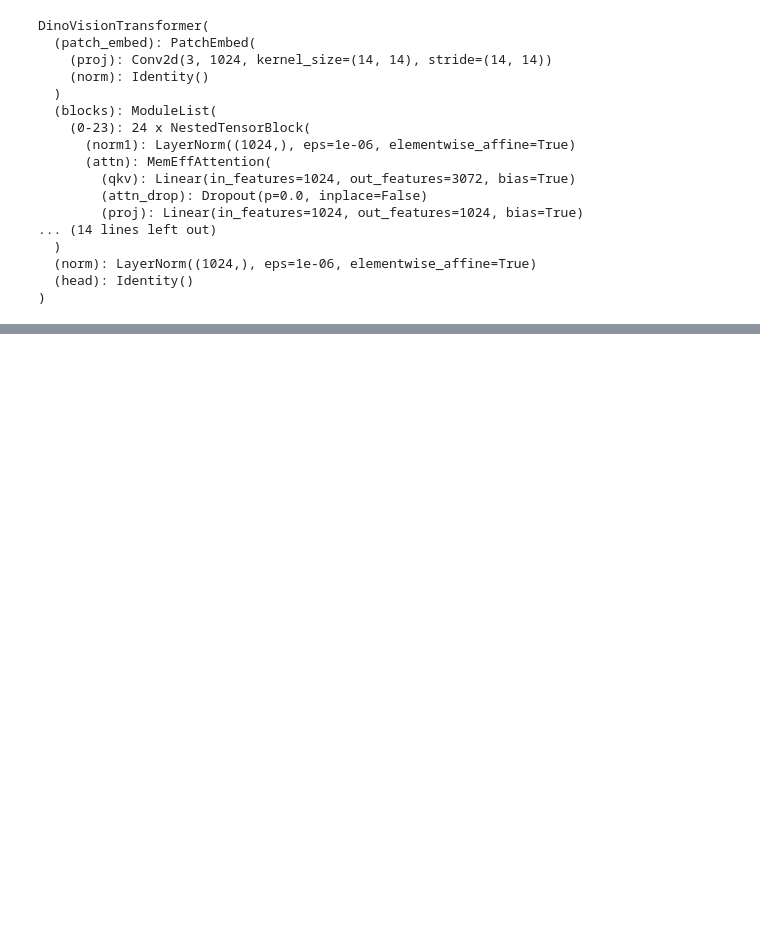
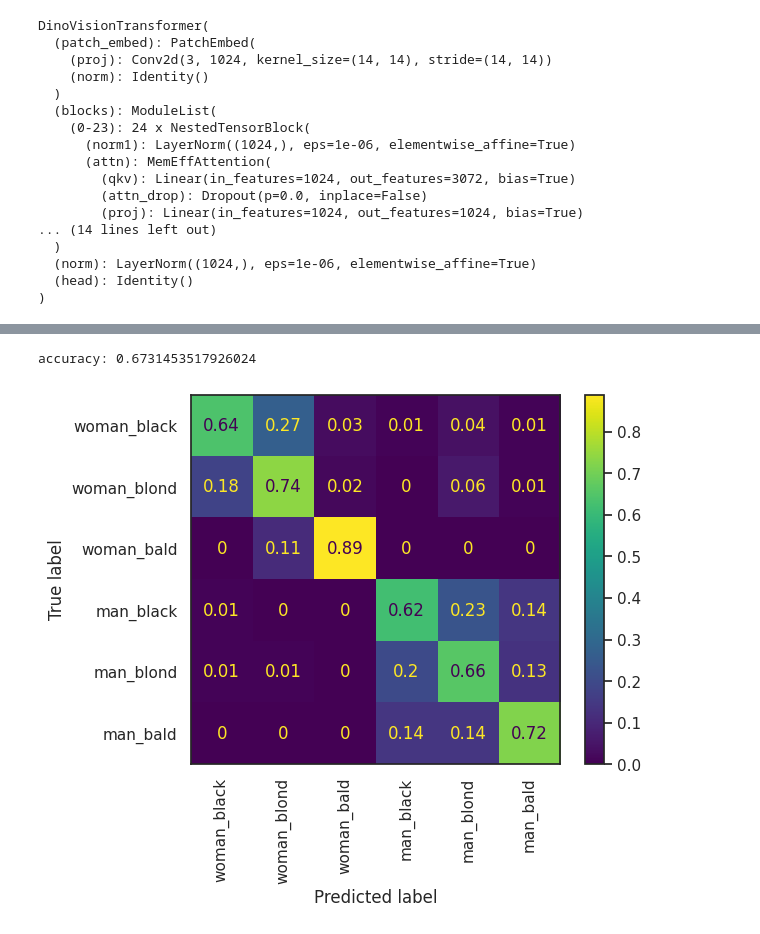
Before and after one commit to HoseinHasani/OoD_Spurious_Robustness, a Jupyter notebook: celeba.ipynb, the cells around one changed output, grey strips where cells are left out. Drawn from its saved outputs; the diff is of its cells as text; code cells hidden in the pictures; blank space fills up the shorter version.

Commit message:
added confusion matrices

```diff
--- a/celeba.ipynb
+++ b/celeba.ipynb
@@ -168,6 +181,7 @@ for group, group_df in grouped_df.items():
     celeba_dataset._set_attr(group_df)
     celeba_dataloader = DataLoader(celeba_dataset, batch_size=128, shuffle=False)
     with torch.no_grad(), tqdm.tqdm(celeba_dataloader, total=len(celeba_dataloader)) as pbar:
+        pbar.set_description(group)
         for imgs, _ in pbar:
             imgs = imgs.to(device)
             embs = model_dino(imgs).squeeze().cpu().numpy()
@@ -204,0 +193,24 @@ utils.plot_adj_mat(cross_entropy_loss, 'Cross-Entropy Matrix', result_path)
+# %%
+import pickle
+with open('grouped_embs.pkl', 'wb') as f:
+    pickle.dump(grouped_embs, f)
+# print file size:
+!ls -lh grouped_embs.pkl
+# %%
+all_embs = np.concatenate(list(grouped_embs.values()))
+all_prototypes = np.concatenate(list(grouped_prototypes.values()))
+y_true = np.concatenate([[i] * len(group_embs) for i, group_embs in enumerate(grouped_embs.values())])
+group_names = list(grouped_embs.keys())
+# %%
+# confusion matrix
+from sklearn.metrics import confusion_matrix, ConfusionMatrixDisplay, accuracy_score
+
+euc_dist = np.linalg.norm(all_embs - all_prototypes[:, None], axis=-1)
+y_pred = np.argmin(euc_dist, axis=0)
+cm = confusion_matrix(y_true, y_pred, normalize='true')
+disp = ConfusionMatrixDisplay(confusion_matrix=np.round(cm, 2), display_labels=group_names)
+disp.plot(xticks_rotation='vertical');
+print(f'accuracy: {accuracy_score(y_true, y_pred)}')
+# %% [output]
+accuracy: 0.6731453517926024
+[figure, added]
```
Also changed, not shown: parts of 9 cells of this notebook.
